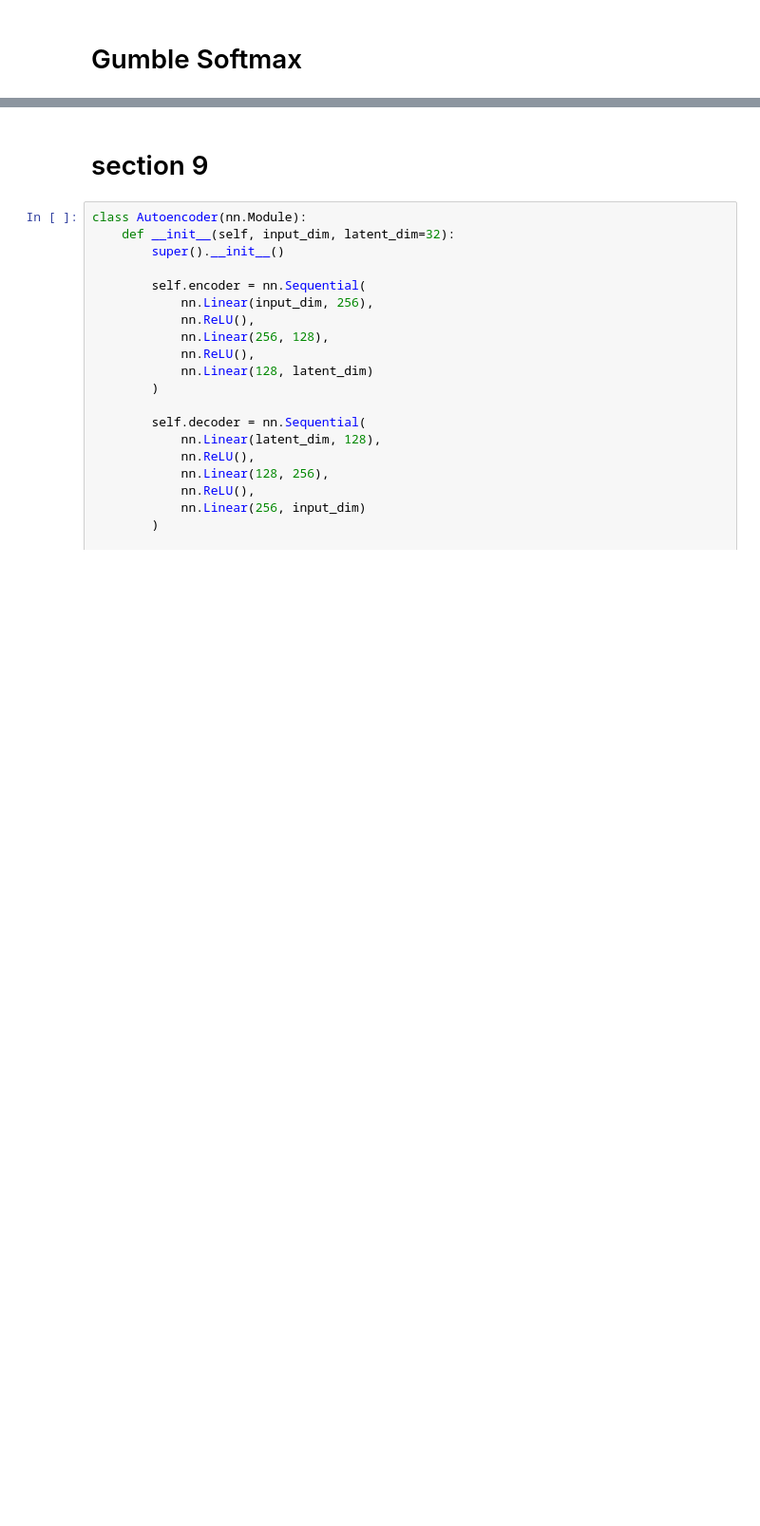
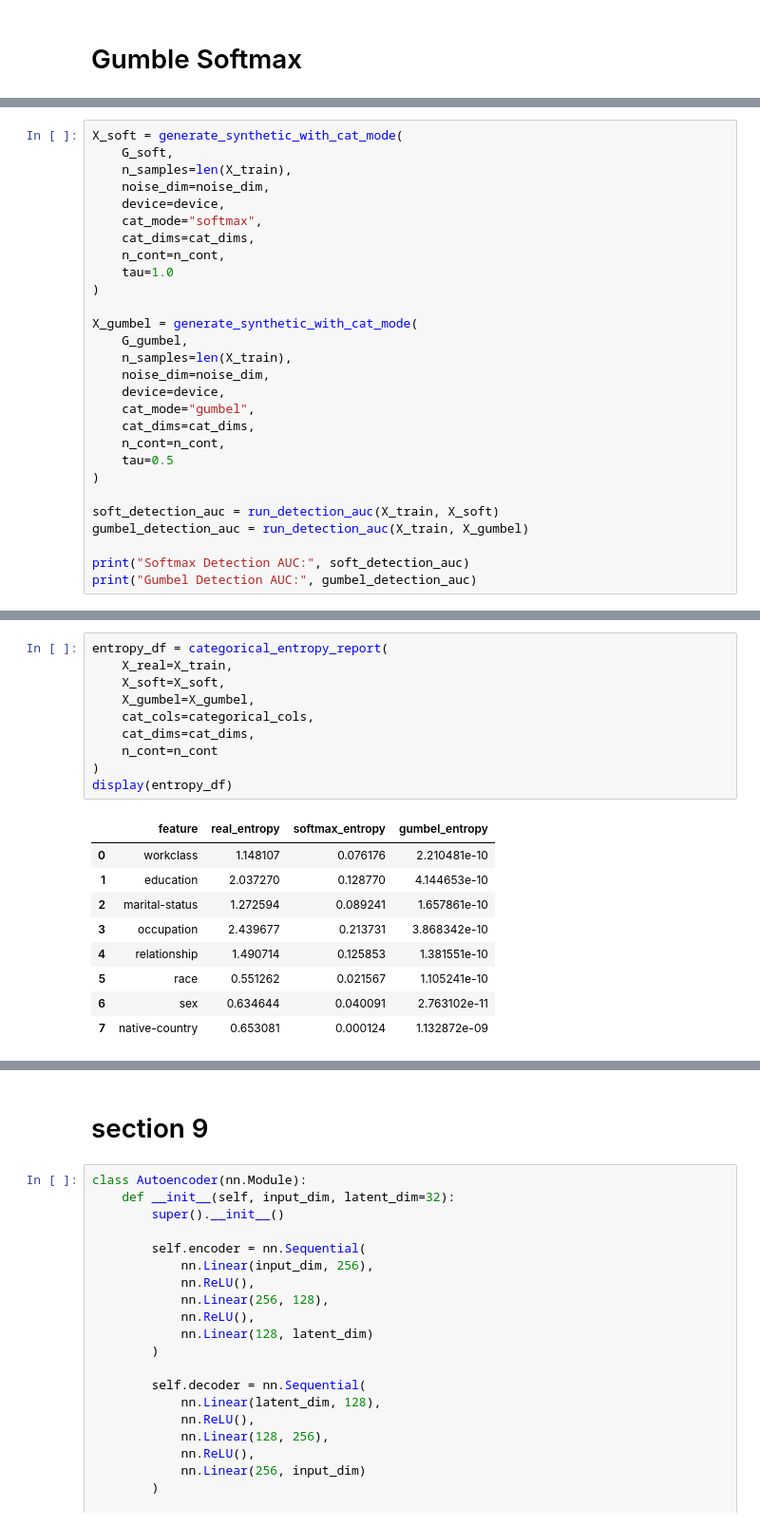
Before and after one commit to LielEliezer/DeepLearning_assignment4, a Jupyter notebook: eda.ipynb, the cells around one changed output, grey strips where cells are left out. Shown at 95% size. Drawn from its saved outputs; the diff is of its cells as text; blank space fills up the shorter version.

```diff
--- a/eda.ipynb
+++ b/eda.ipynb
@@ -1912,0 +1123,28 @@ Mean entropy (collapsed): 3.2466446e-10
+# %%
+X_soft = generate_synthetic_with_cat_mode(
+    G_soft,
+    n_samples=len(X_train),
+    noise_dim=noise_dim,
+    device=device,
+    cat_mode="softmax",
+    cat_dims=cat_dims,
+    n_cont=n_cont,
+    tau=1.0
+)
+
+X_gumbel = generate_synthetic_with_cat_mode(
+    G_gumbel,
+    n_samples=len(X_train),
+    noise_dim=noise_dim,
+    device=device,
+    cat_mode="gumbel",
+    cat_dims=cat_dims,
+    n_cont=n_cont,
+    tau=0.5
+)
+
+soft_detection_auc = run_detection_auc(X_train, X_soft)
+gumbel_detection_auc = run_detection_auc(X_train, X_gumbel)
+
+print("Softmax Detection AUC:", soft_detection_auc)
+print("Gumbel Detection AUC:", gumbel_detection_auc)
@@ -1912,0 +1205,20 @@ Mean entropy (collapsed): 3.2466446e-10
+# %%
+entropy_df = categorical_entropy_report(
+    X_real=X_train,
+    X_soft=X_soft,
+    X_gumbel=X_gumbel,
+    cat_cols=categorical_cols,
+    cat_dims=cat_dims,
+    n_cont=n_cont
+)
+display(entropy_df)
+# %% [output]
+|  | feature | real_entropy | softmax_entropy | gumbel_entropy |
+| 0 | workclass | 1.148107 | 0.076176 | 2.210481e-10 |
+| 1 | education | 2.037270 | 0.128770 | 4.144653e-10 |
+| 2 | marital-status | 1.272594 | 0.089241 | 1.657861e-10 |
+| 3 | occupation | 2.439677 | 0.213731 | 3.868342e-10 |
+| 4 | relationship | 1.490714 | 0.125853 | 1.381551e-10 |
+| 5 | race | 0.551262 | 0.021567 | 1.105241e-10 |
+| 6 | sex | 0.634644 | 0.040091 | 2.763102e-11 |
+| 7 | native-country | 0.653081 | 0.000124 | 1.132872e-09 |
```
Also changed, not shown: parts of 111 cells of this notebook.
